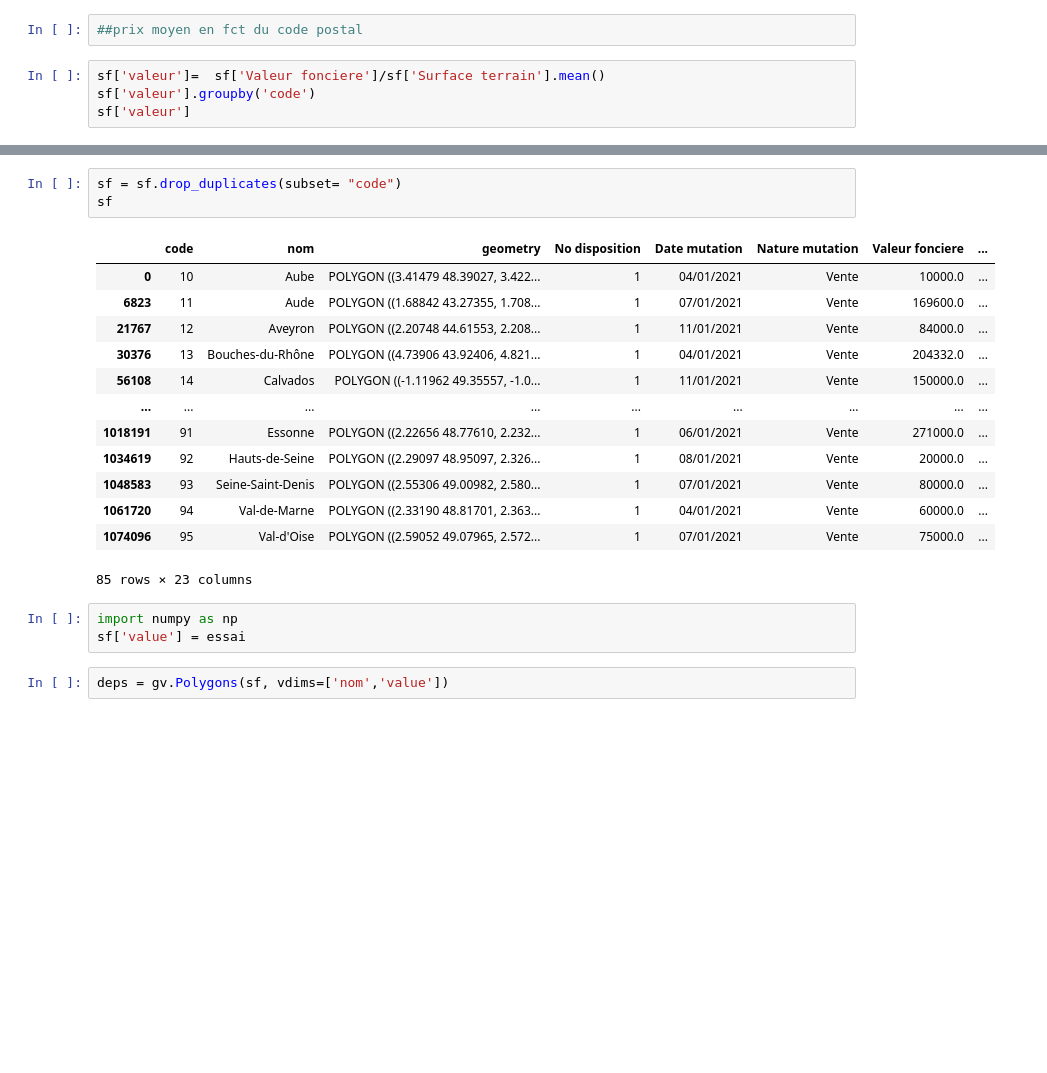
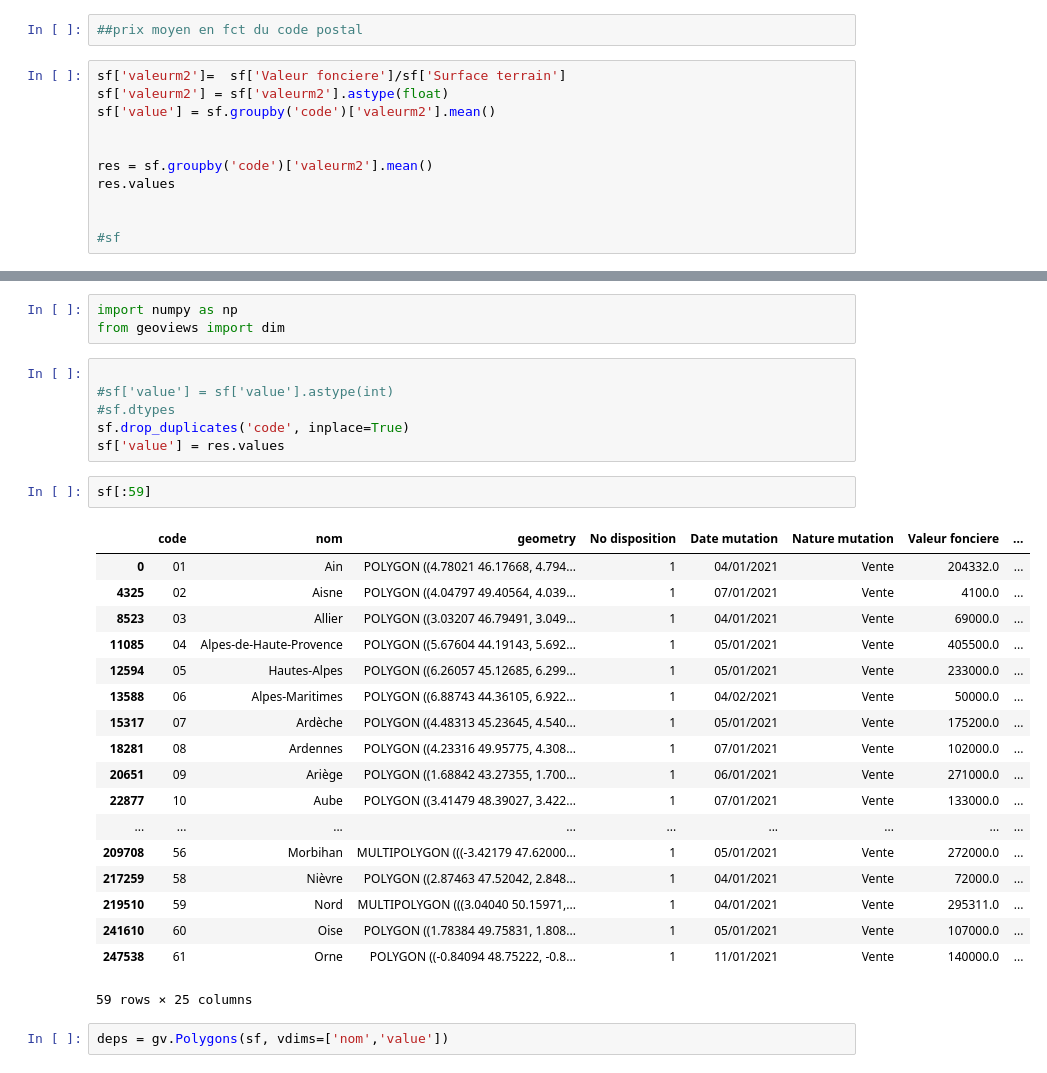
Before and after one commit to dounya-bourhani/ProjetPython, a Jupyter notebook: cartographie.ipynb, the cells around one changed output, grey strips where cells are left out. Saved outputs shown, nothing was run; the diff lists cells and outputs as text; blank space fills up the shorter version.

```diff
--- a/cartographie.ipynb
+++ b/cartographie.ipynb
@@ -136,7 +153,14 @@ sf
 # %%
 ##prix moyen en fct du code postal
 # %%
-sf['valeur']=  sf['Valeur fonciere']/sf['Surface terrain'].mean()
-sf['valeur'].groupby('code')
-sf['valeur']
+sf['valeurm2']=  sf['Valeur fonciere']/sf['Surface terrain']
+sf['valeurm2'] = sf['valeurm2'].astype(float)
+sf['value'] = sf.groupby('code')['valeurm2'].mean()
+
+
+res = sf.groupby('code')['valeurm2'].mean()
+res.values
+
+
+#sf
 # %% [output]
@@ -144,23 +184,33 @@ KeyError: 'code'
-# %%
-sf = sf.drop_duplicates(subset= "code")
-sf
-# %% [output]
-|  | code | nom | geometry | No disposition | Date mutation | Nature mutation | Valeur fonciere | ... |
-| 0 | 10 | Aube | POLYGON ((3.41479 48.39027, 3.422... | 1 | 04/01/2021 | Vente | 10000.0 | ... |
-| 6823 | 11 | Aude | POLYGON ((1.68842 43.27355, 1.708... | 1 | 07/01/2021 | Vente | 169600.0 | ... |
-| 21767 | 12 | Aveyron | POLYGON ((2.20748 44.61553, 2.208... | 1 | 11/01/2021 | Vente | 84000.0 | ... |
-| 30376 | 13 | Bouches-du-Rhône | POLYGON ((4.73906 43.92406, 4.821... | 1 | 04/01/2021 | Vente | 204332.0 | ... |
-| 56108 | 14 | Calvados | POLYGON ((-1.11962 49.35557, -1.0... | 1 | 11/01/2021 | Vente | 150000.0 | ... |
-| ... | ... | ... | ... | ... | ... | ... | ... | ... |
-| 1018191 | 91 | Essonne | POLYGON ((2.22656 48.77610, 2.232... | 1 | 06/01/2021 | Vente | 271000.0 | ... |
-| 1034619 | 92 | Hauts-de-Seine | POLYGON ((2.29097 48.95097, 2.326... | 1 | 08/01/2021 | Vente | 20000.0 | ... |
-| 1048583 | 93 | Seine-Saint-Denis | POLYGON ((2.55306 49.00982, 2.580... | 1 | 07/01/2021 | Vente | 80000.0 | ... |
-| 1061720 | 94 | Val-de-Marne | POLYGON ((2.33190 48.81701, 2.363... | 1 | 04/01/2021 | Vente | 60000.0 | ... |
-| 1074096 | 95 | Val-d'Oise | POLYGON ((2.59052 49.07965, 2.572... | 1 | 07/01/2021 | Vente | 75000.0 | ... |
-85 rows × 23 columns
 # %%
 import numpy as np
-sf['value'] = essai
+from geoviews import dim
+# %%
+
+#sf['value'] = sf['value'].astype(int)
+#sf.dtypes
+sf.drop_duplicates('code', inplace=True)
+sf['value'] = res.values
+# %%
+sf[:59]
+# %% [output]
+|  | code | nom | geometry | No disposition | Date mutation | Nature mutation | Valeur fonciere | ... |
+| 0 | 01 | Ain | POLYGON ((4.78021 46.17668, 4.794... | 1 | 04/01/2021 | Vente | 204332.0 | ... |
+| 4325 | 02 | Aisne | POLYGON ((4.04797 49.40564, 4.039... | 1 | 07/01/2021 | Vente | 4100.0 | ... |
+| 8523 | 03 | Allier | POLYGON ((3.03207 46.79491, 3.049... | 1 | 04/01/2021 | Vente | 69000.0 | ... |
+| 11085 | 04 | Alpes-de-Haute-Provence | POLYGON ((5.67604 44.19143, 5.692... | 1 | 05/01/2021 | Vente | 405500.0 | ... |
+| 12594 | 05 | Hautes-Alpes | POLYGON ((6.26057 45.12685, 6.299... | 1 | 05/01/2021 | Vente | 233000.0 | ... |
+| 13588 | 06 | Alpes-Maritimes | POLYGON ((6.88743 44.36105, 6.922... | 1 | 04/02/2021 | Vente | 50000.0 | ... |
+| 15317 | 07 | Ardèche | POLYGON ((4.48313 45.23645, 4.540... | 1 | 05/01/2021 | Vente | 175200.0 | ... |
+| 18281 | 08 | Ardennes | POLYGON ((4.23316 49.95775, 4.308... | 1 | 07/01/2021 | Vente | 102000.0 | ... |
+| 20651 | 09 | Ariège | POLYGON ((1.68842 43.27355, 1.700... | 1 | 06/01/2021 | Vente | 271000.0 | ... |
+| 22877 | 10 | Aube | POLYGON ((3.41479 48.39027, 3.422... | 1 | 07/01/2021 | Vente | 133000.0 | ... |
+| ... | ... | ... | ... | ... | ... | ... | ... | ... |
+| 209708 | 56 | Morbihan | MULTIPOLYGON (((-3.42179 47.62000... | 1 | 05/01/2021 | Vente | 272000.0 | ... |
+| 217259 | 58 | Nièvre | POLYGON ((2.87463 47.52042, 2.848... | 1 | 04/01/2021 | Vente | 72000.0 | ... |
+| 219510 | 59 | Nord | MULTIPOLYGON (((3.04040 50.15971,... | 1 | 04/01/2021 | Vente | 295311.0 | ... |
+| 241610 | 60 | Oise | POLYGON ((1.78384 49.75831, 1.808... | 1 | 05/01/2021 | Vente | 107000.0 | ... |
+| 247538 | 61 | Orne | POLYGON ((-0.84094 48.75222, -0.8... | 1 | 11/01/2021 | Vente | 140000.0 | ... |
+59 rows × 25 columns
 # %%
 deps = gv.Polygons(sf, vdims=['nom','value'])
 # %%
```
Also changed, not shown: parts of 9 cells of this notebook.
